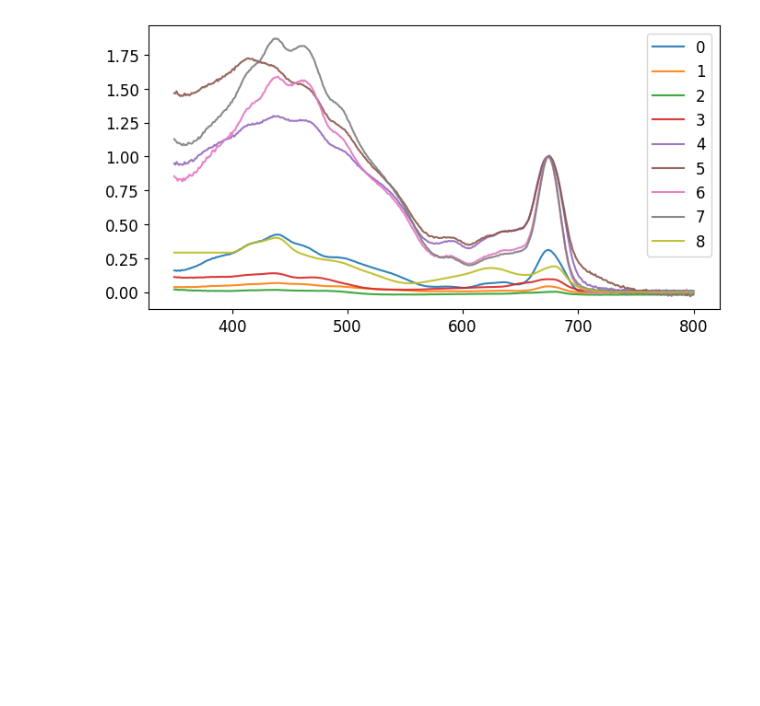
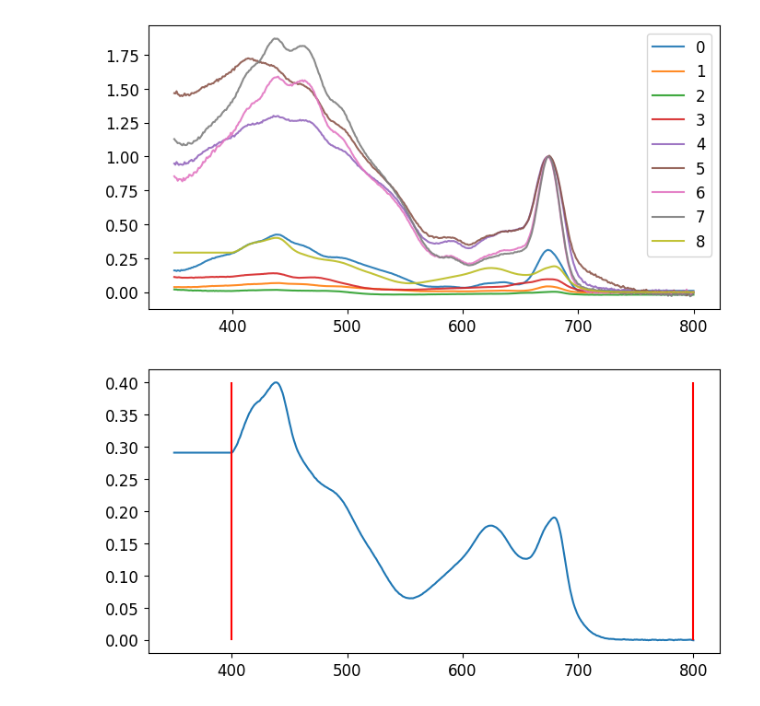
Before and after one commit to matsbannink/machine_learning, a Jupyter notebook: characterization_all_species.ipynb, the cells around one changed output. Cells and saved outputs as stored; diff of their text form; code cells hidden in the pictures; blank space fills up the shorter version.

```diff
--- a/characterization_all_species.ipynb
+++ b/characterization_all_species.ipynb
@@ -273,3 +267,11 @@ plt.legend()
 # %% [output]
 <matplotlib.legend.Legend at 0x...>
 [figure]
+# %%
+plt.plot(wavelength, mixture_spectra[9, :])
+plt.vlines(400, 0, 0.40, color = 'red')
+plt.vlines(800, 0, 0.40, color = 'red')
+
+plt.show()
+# %% [output]
+[figure, added]
```
Also changed, not shown: parts of 7 cells of this notebook, 5 other files.
